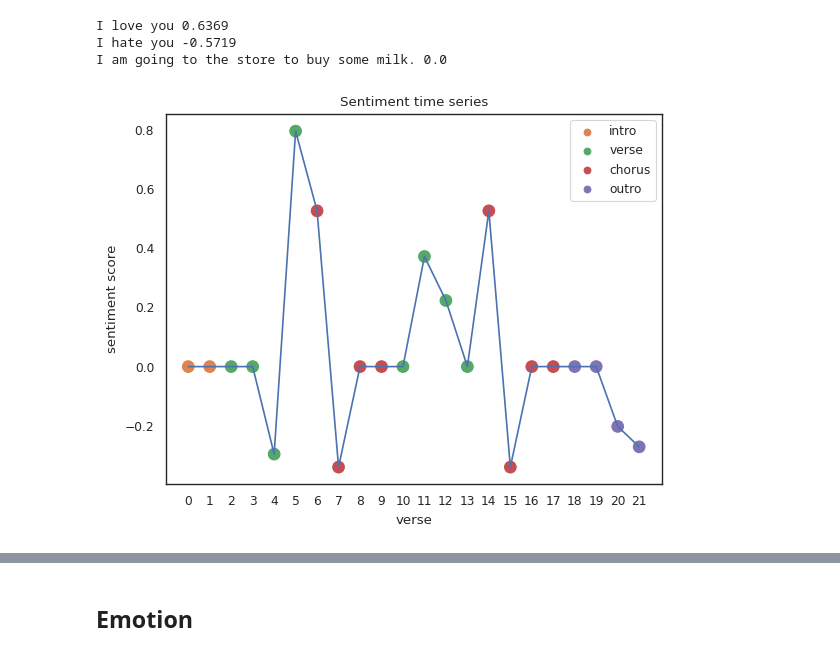
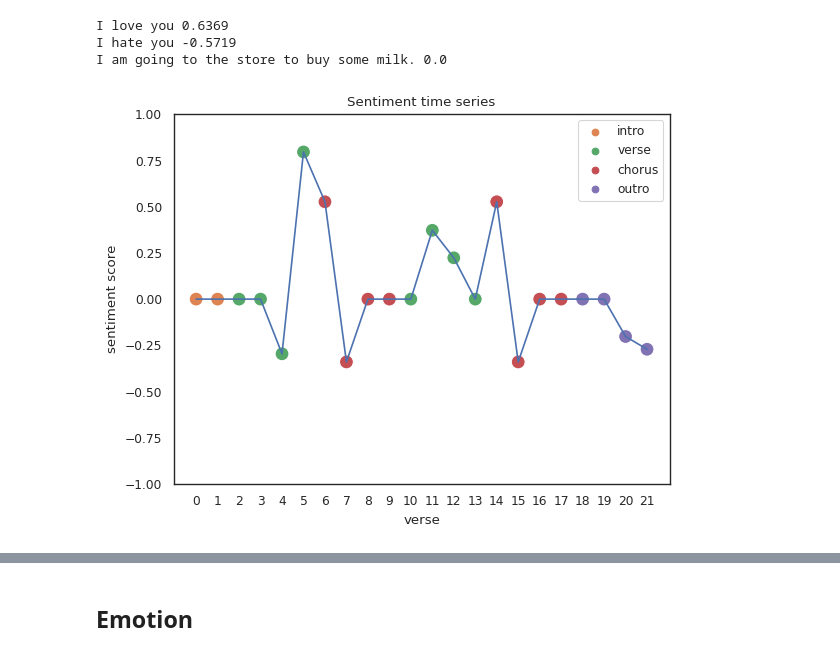
Before and after one commit to mattiapggioli/lyrics2ts, a Jupyter notebook: notebooks/06_sentiment_ts_generation.ipynb, the cells around one changed output, grey strips where cells are left out. Drawn from its saved outputs; the diff is of its cells as text; code cells hidden in the pictures.

```diff
--- a/notebooks/06_sentiment_ts_generation.ipynb
+++ b/notebooks/06_sentiment_ts_generation.ipynb
@@ -200,15 +197,16 @@ eg_sentivader_ts = generate_vader_ts(eg_lyrics)
 # %%
 fig, ax = plt.subplots()
 ax = plt.plot(eg_sentivader_ts)
 # Draw dots representing parts of the lyrics
 ax = sns.scatterplot(y = eg_sentivader_ts,
                      x = range(len(eg_sentivader_ts)),
                      hue=parts_of_lyrics, s=100,
                      palette=color_map)
 ax.set_xticks(range(len(eg_sentivader_ts)))
 ax.set_xlabel('verse')
 ax.set_ylabel('sentiment score')
 ax.set_title('Sentiment time series')
+ax.set_ylim(-1, 1)
 tikzplotlib.save('../tikz/sentivader_ts.tex')
 # %% [output]
-[figure, old version]
+[figure, new version]
```
Also changed, not shown: parts of 28 cells of this notebook, 9 other files.
